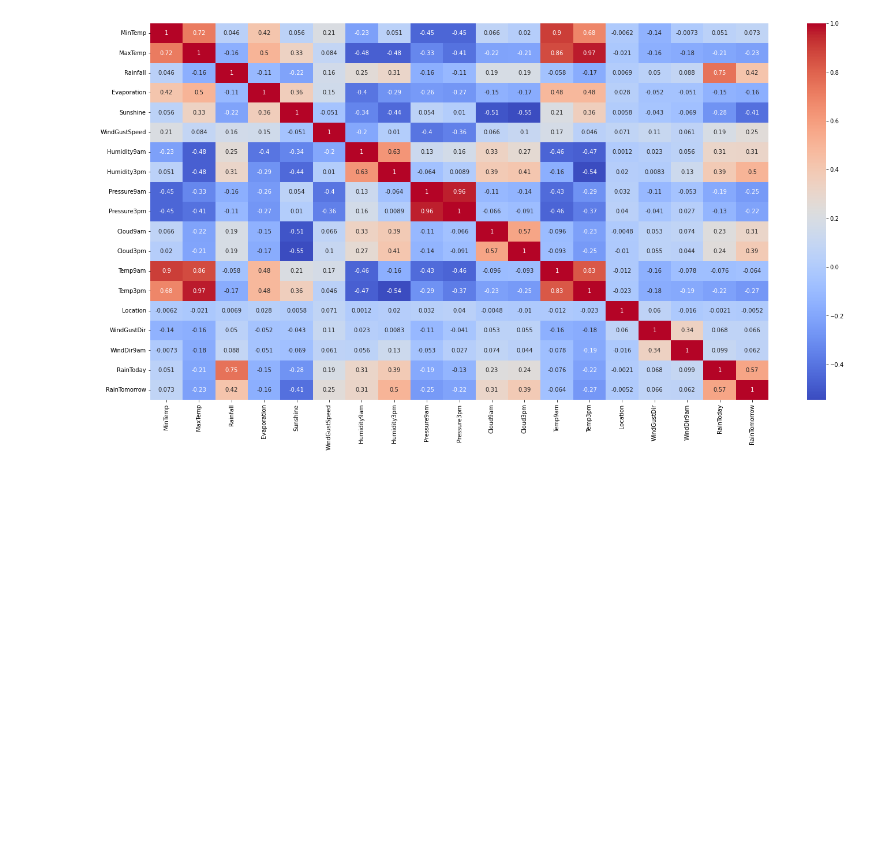
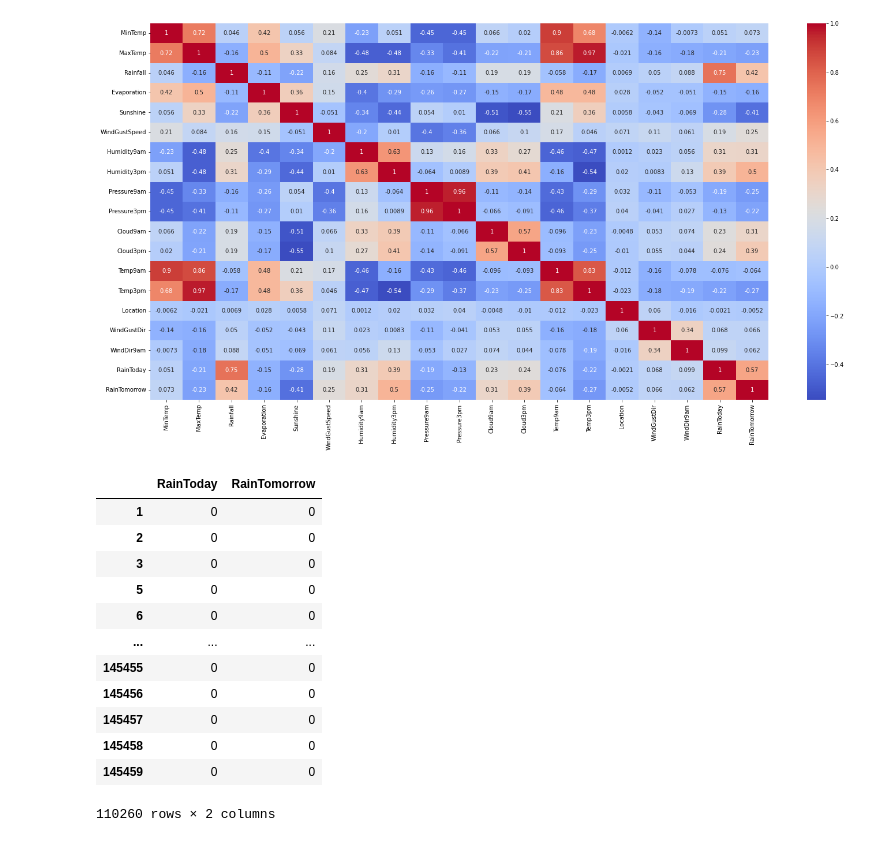
Before and after one commit to yagiz35/Xgboost-Karar-Agaclari-Kullanarak-Rain-In-Austuralia-data-setine-makine-ogrenmesi-uygulamas-, a Jupyter notebook: Untitled1.ipynb, the cells around one changed output. Saved outputs shown, nothing was run; the diff lists cells and outputs as text; code cells hidden in the pictures; blank space fills up the shorter version.

```diff
--- a/Untitled1.ipynb
+++ b/Untitled1.ipynb
@@ -223,0 +244,17 @@ plt.show()
+# %%
+data_reminder = data[['RainToday', 'RainTomorrow']]
+data_reminder
+# %% [output]
+|  | RainToday | RainTomorrow |
+| 1 | 0 | 0 |
+| 2 | 0 | 0 |
+| 3 | 0 | 0 |
+| 5 | 0 | 0 |
+| 6 | 0 | 0 |
+| ... | ... | ... |
+| 145455 | 0 | 0 |
+| 145456 | 0 | 0 |
+| 145457 | 0 | 0 |
+| 145458 | 0 | 0 |
+| 145459 | 0 | 0 |
+110260 rows × 2 columns
```
Also changed, not shown: parts of 14 cells of this notebook.
